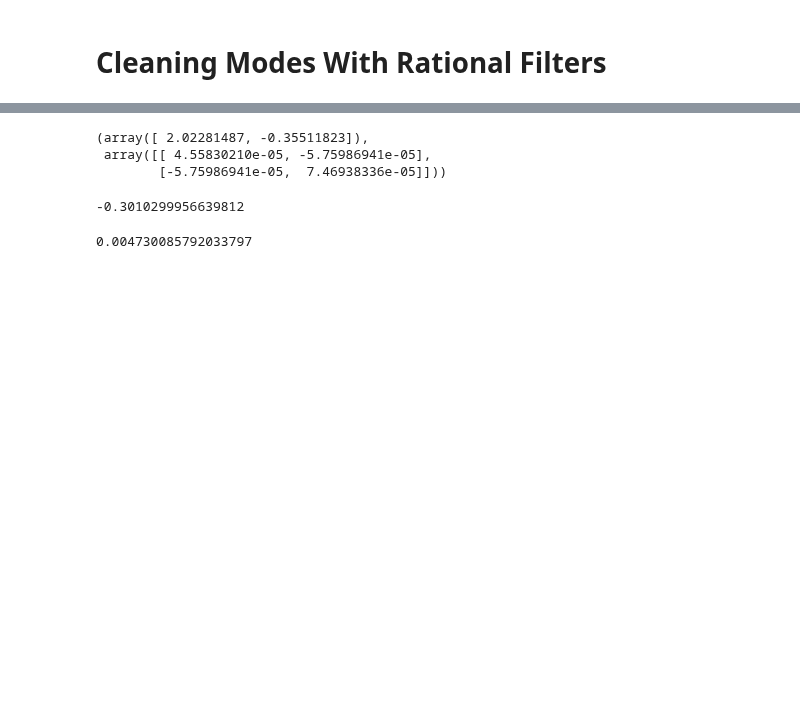
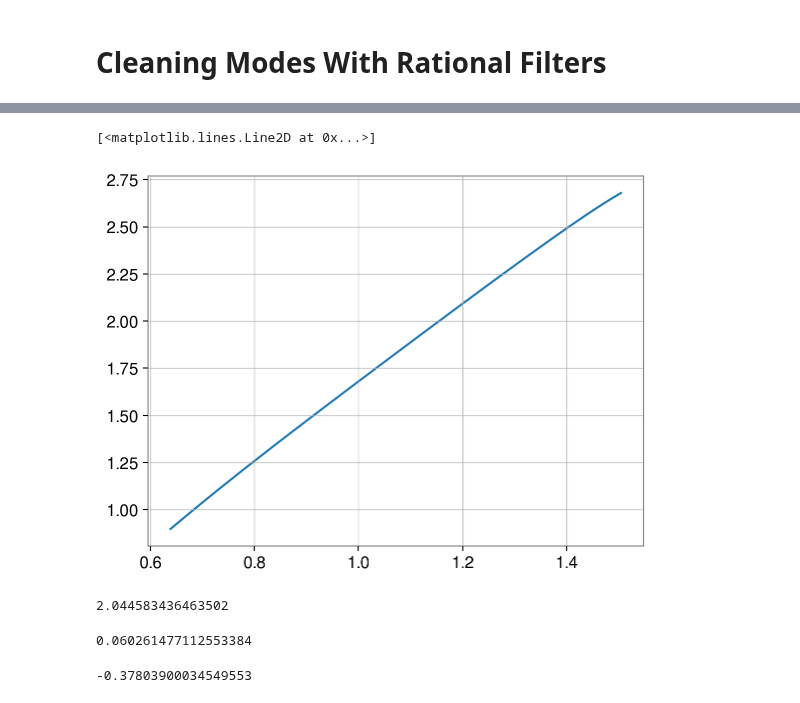
Before and after one commit to Sizheng-Ma/qnm_filter, a Jupyter notebook: code_demo/cluster_results - Bayes.ipynb, the cells around one changed output, grey strips where cells are left out. Cells and saved outputs as stored; diff of their text form; code cells hidden in the pictures; blank space fills up the shorter version.

```diff
--- a/code_demo/cluster_results - Bayes.ipynb
+++ b/code_demo/cluster_results - Bayes.ipynb
@@ -32,10 +32,12 @@ Text(1.25, 1.25, 'Slope = 1.991 $\\pm$ 0.004')
 # increase sample size and wide enough parameter space
 # Randomise mass and spin
 # %%
-raw_data = np.loadtxt('./results/rawData_snrPoints=50_realisations=50_lowres.txt')
+raw_data = np.loadtxt('./results/rawData_snrPoints=50_realisations=100_lowres.txt')
-# %%
-np.polyfit(med_snr, med_bayes, deg=1, cov = True)
-# %% [output]
-(array([ 2.02281487, -0.35511823]),
- array([[ 4.55830210e-05, -5.75986941e-05],
-        [-5.75986941e-05,  7.46938336e-05]]))
+# %%
+realisation_snr = np.reshape(raw_data[0], (100, 50))
+realisation_bayes = np.reshape(raw_data[1], (100, 50))
+# %%
+pl.plot(realisation_snr[0], realisation_bayes[0])
+# %% [output]
+[<matplotlib.lines.Line2D at 0x...>]
+[figure, added]
@@ -42,8 +47,12 @@ np.polyfit(med_snr, med_bayes, deg=1, cov = True)
 # %%
-np.log10(0.5)
+np.median(fits[:,0])
 # %% [output]
--0.3010299956639812
+2.044583436463502
-# %%
-2.23737116e-05**0.5
-# %% [output]
-0.004730085792033797
+# %%
+np.std(fits[:,0])
+# %% [output]
+0.060261477112553384
+# %%
+np.median(fits[:,1])
+# %% [output]
+-0.37803900034549553
```
Also changed, not shown: parts of 11 cells of this notebook, 7 other files.
